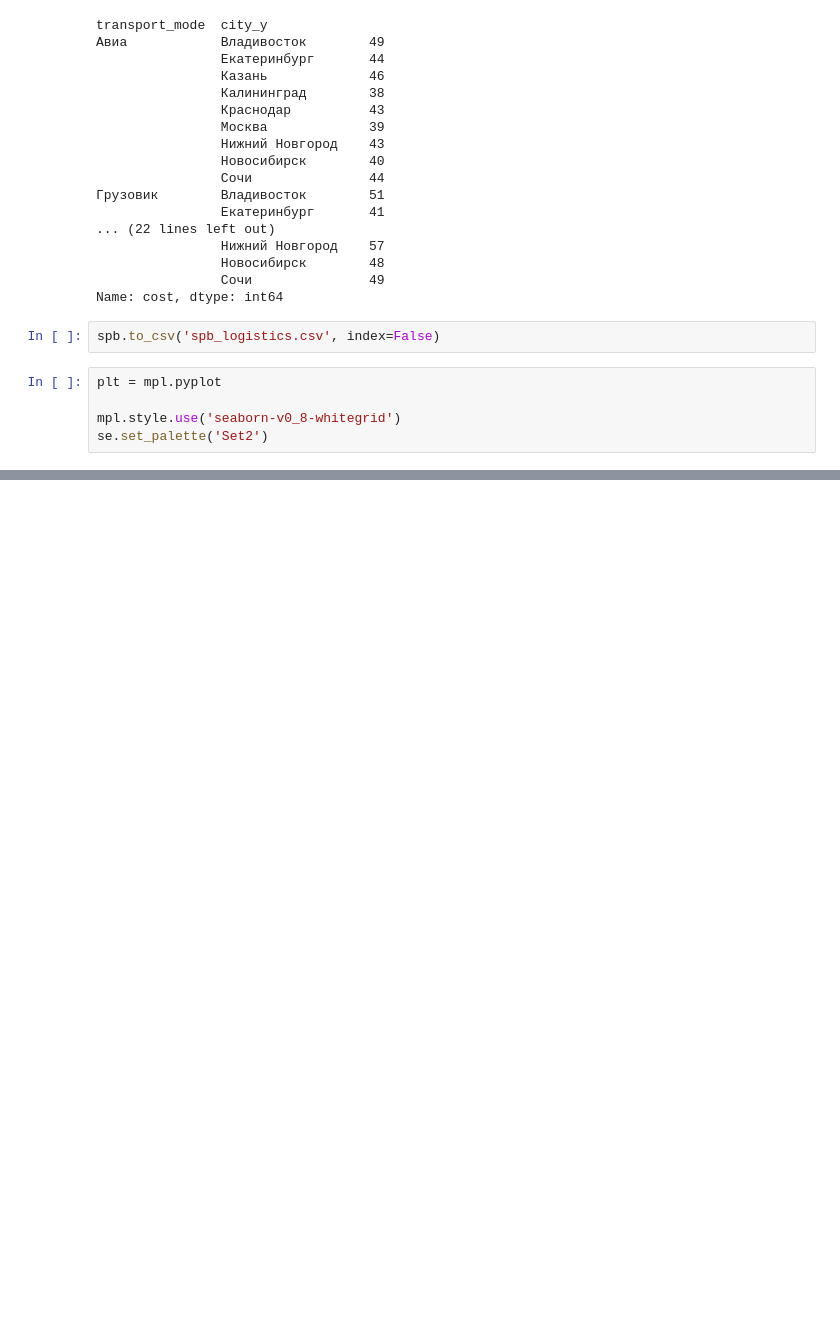
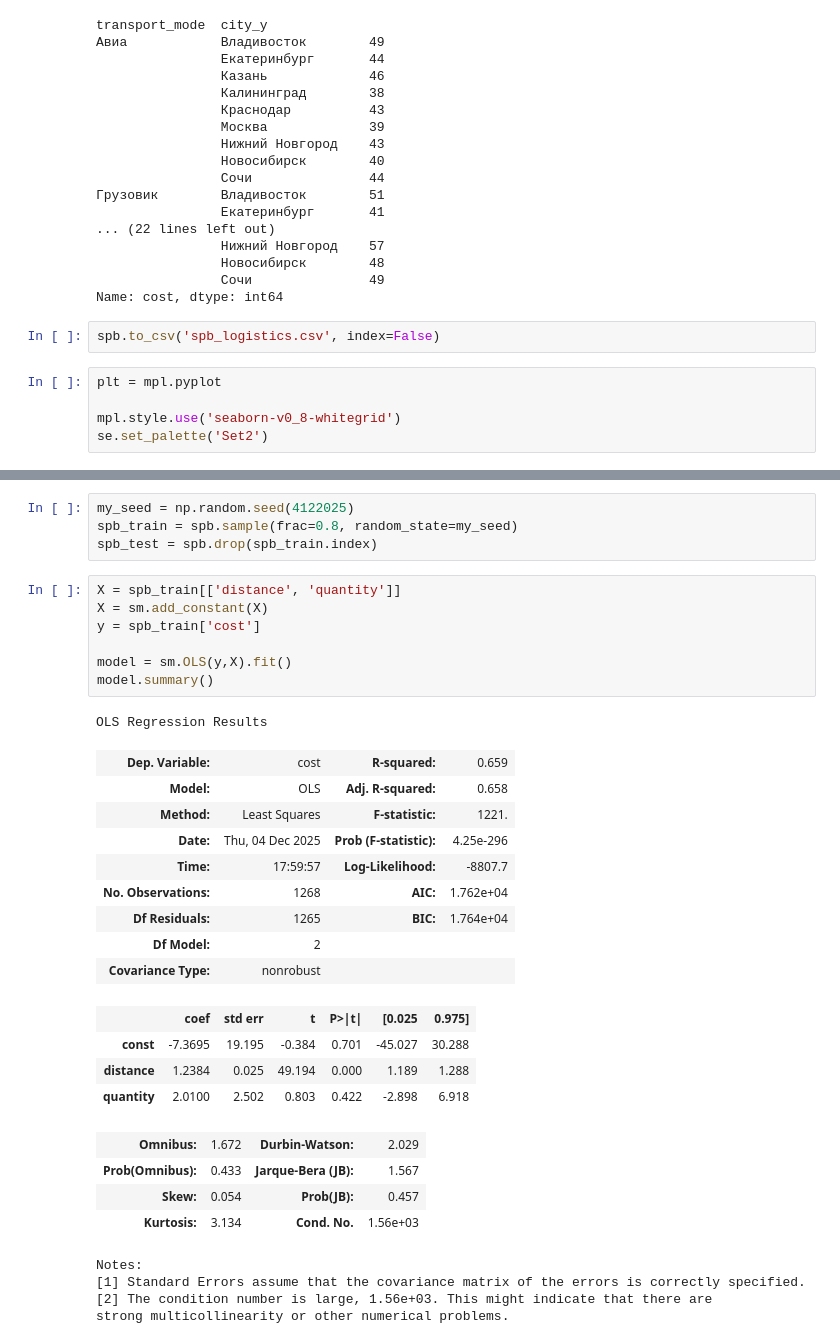
Before and after one commit to GregValdemarov/SUM_PMI3-1_Econometrics, a Jupyter notebook: Датасеты/with_date/next_try.ipynb, the cells around one changed output, grey strips where cells are left out. Drawn from its saved outputs; the diff is of its cells as text; blank space fills up the shorter version.

```diff
--- a/Датасеты/with_date/next_try.ipynb
+++ b/Датасеты/with_date/next_try.ipynb
@@ -362,0 +362,34 @@ plt.show()
+# %%
+my_seed = np.random.seed(4122025)
+spb_train = spb.sample(frac=0.8, random_state=my_seed)
+spb_test = spb.drop(spb_train.index)
+# %%
+X = spb_train[['distance', 'quantity']]
+X = sm.add_constant(X)
+y = spb_train['cost']
+
+model = sm.OLS(y,X).fit()
+model.summary()
+# %% [output]
+OLS Regression Results
+| Dep. Variable: | cost | R-squared: | 0.659 |
+| Model: | OLS | Adj. R-squared: | 0.658 |
+| Method: | Least Squares | F-statistic: | 1221. |
+| Date: | Thu, 04 Dec 2025 | Prob (F-statistic): | 4.25e-296 |
+| Time: | 17:59:57 | Log-Likelihood: | -8807.7 |
+| No. Observations: | 1268 | AIC: | 1.762e+04 |
+| Df Residuals: | 1265 | BIC: | 1.764e+04 |
+| Df Model: | 2 |  |  |
+| Covariance Type: | nonrobust |  |  |
+|  | coef | std err | t | P>|t| | [0.025 | 0.975] |
+| const | -7.3695 | 19.195 | -0.384 | 0.701 | -45.027 | 30.288 |
+| distance | 1.2384 | 0.025 | 49.194 | 0.000 | 1.189 | 1.288 |
+| quantity | 2.0100 | 2.502 | 0.803 | 0.422 | -2.898 | 6.918 |
+| Omnibus: | 1.672 | Durbin-Watson: | 2.029 |
+| Prob(Omnibus): | 0.433 | Jarque-Bera (JB): | 1.567 |
+| Skew: | 0.054 | Prob(JB): | 0.457 |
+| Kurtosis: | 3.134 | Cond. No. | 1.56e+03 |
+Notes:
+[1] Standard Errors assume that the covariance matrix of the errors is correctly specified.
+[2] The condition number is large, 1.56e+03. This might indicate that there are
+strong multicollinearity or other numerical problems.
```
Also changed, not shown: parts of 22 cells of this notebook, 5 other files.
